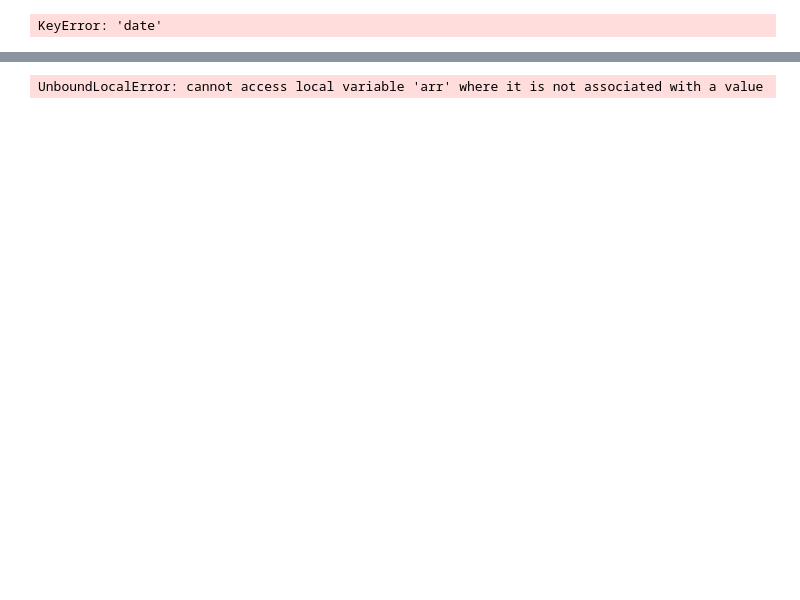
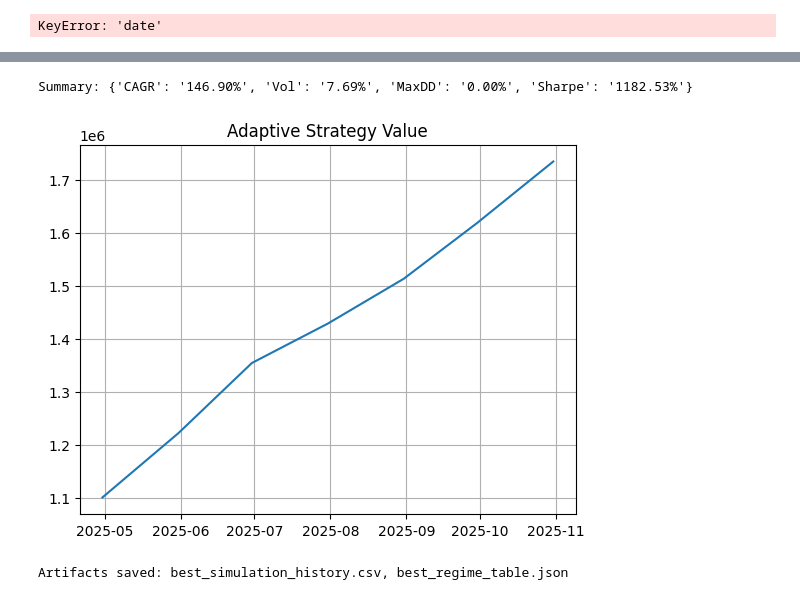
Before and after one commit to mayankjain281/Time_Series_Analysis, a Jupyter notebook: Nifty Stocks Analysis/SM 2025.ipynb, the cells around one changed output, grey strips where cells are left out. Drawn from its saved outputs; the diff is of its cells as text; code cells hidden in the pictures; blank space fills up the shorter version.

```diff
--- a/Nifty Stocks Analysis/SM 2025.ipynb
+++ b/Nifty Stocks Analysis/SM 2025.ipynb
@@ -3280,8 +3280,6 @@ tickers = {
 }
 
 data = {k: yf.download(v, start="2010-01-01")["Close"] for k,v in tickers.items()}
-df = pd.DataFrame(data)
-hist_returns_df = df.resample('M').last().pct_change().dropna()
 # %% [output]
 [*********************100%***********************]  1 of 1 completed
 [*********************100%***********************]  1 of 1 completed
@@ -3342,8 +3329,9 @@ Shape: (7, 5)
 # %%
 hist_returns_df = pd.read_csv("hist_returns_df.csv", parse_dates=["Date"], index_col="Date")
 # %%
-mm = MarketModel(mode='historical', hist_returns_df=hist_returns_df)
-sim = PortfolioSimulator(mm.hist_returns_df)  # <-- use .hist_returns_df
+# mm = MarketModel(mode='historical', hist_returns_df=hist_returns_df)
+mm = hist_returns_df.reset_index().iloc[:,:2].rename(columns={'NIFTY_500':'market'})
+sim = PortfolioSimulator(mm)  # <-- use .hist_returns_df
 sim.run()
 # %% [output]
 KeyError: 'date'
@@ -3365,7 +3360,7 @@ def cagr_from_series(values, dates):
 
 def annualized_vol(monthly_returns): return np.std(monthly_returns) * np.sqrt(12)
 def max_drawdown(vals):
-    arr, peak, maxdd = np.array(vals), arr[0], 0
+    arr, peak, maxdd = np.array(vals), vals[0], 0
     for x in arr:
         peak = max(peak, x)
         dd = (peak - x) / max(1e-9, peak)
@@ -3516,33 +3511,37 @@ def random_search_optimize(market_df, base_table, iterations=100, seed=42):
 def run_full_experiment(months=120, optimize=True, iters=100):
     mm = MarketModel('simulated', months=months)
     df = mm.get(bull_bias=0.01, vol=0.06, correction_events=[(24,-0.15),(60,-0.30)])
+    df = hist_returns_df.reset_index().iloc[:,:2].rename(columns={'NIFTY_500':'market'})
+
     base = default_regime_table()
     hist, table = (random_search_optimize(df, base, iterations=iters) if optimize
                    else (PortfolioSimulator(df).run(), base))
     total, dates = hist['total'].values, hist['date']
     mr = np.diff(total)/total[:-1]
     summary = {
         'CAGR': cagr_from_series(total, dates),
         'Vol': annualized_vol(mr),
         'MaxDD': max_drawdown(total),
         'Sharpe': sharpe_ratio(mr)
     }
     return summary, hist, table
 
 # ==============================================================
 # 8️⃣ Example Run
 # ==============================================================
 summary, hist, best_table = run_full_experiment(months=120, optimize=True, iters=50)
 print("Summary:", {k: f"{v*100:.2f}%" for k,v in summary.items()})
 plt.plot(hist['date'], hist['total']); plt.title("Adaptive Strategy Value"); plt.grid(); plt.show()
 
 # ==============================================================
 # 9️⃣ Save Artifacts
 # ==============================================================
 hist.to_csv("best_simulation_history.csv", index=False)
 with open("best_regime_table.json","w") as f:
     json.dump({k:{'factor_weights':v.factor_weights,'allocation_fracs':v.allocation_fracs,'alpha':v.expected_alpha}
                for k,v in best_table.items()}, f, indent=2)
 print("Artifacts saved: best_simulation_history.csv, best_regime_table.json")
 # %% [output]
-UnboundLocalError: cannot access local variable 'arr' where it is not associated with a value
+Summary: {'CAGR': '146.90%', 'Vol': '7.69%', 'MaxDD': '0.00%', 'Sharpe': '1182.53%'}
+[figure, added]
+Artifacts saved: best_simulation_history.csv, best_regime_table.json
```
Also changed, not shown: parts of 5 cells of this notebook, 2 other files.
